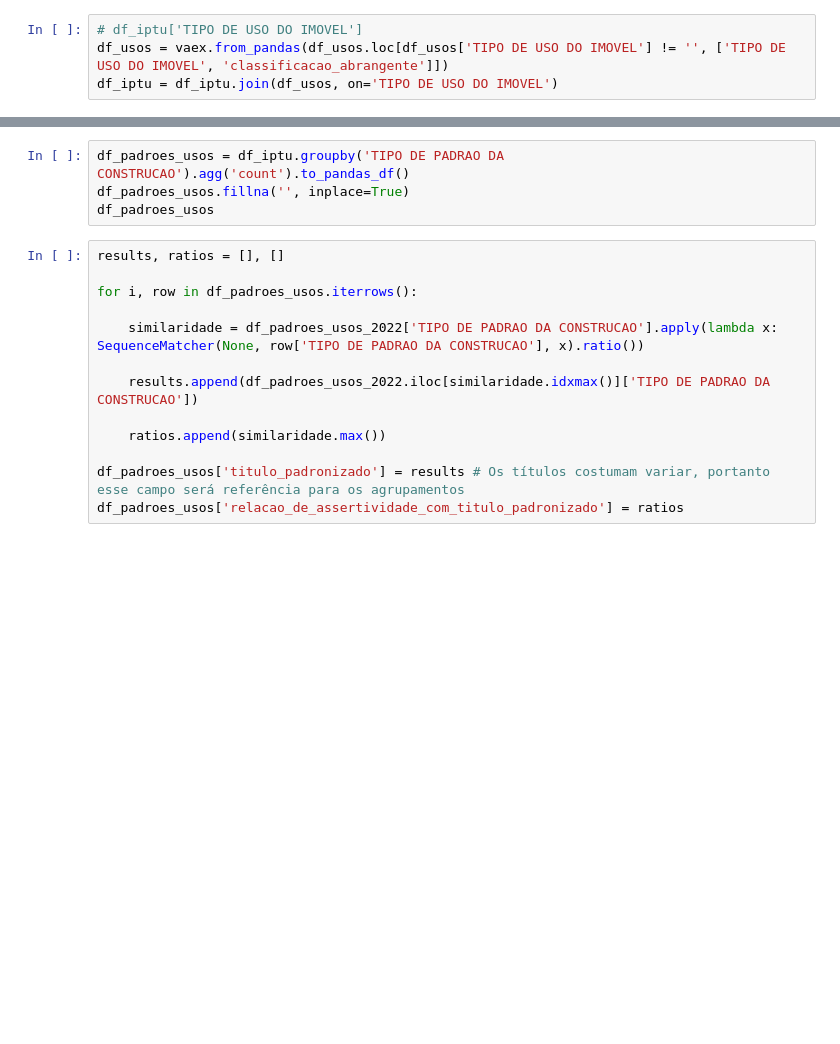
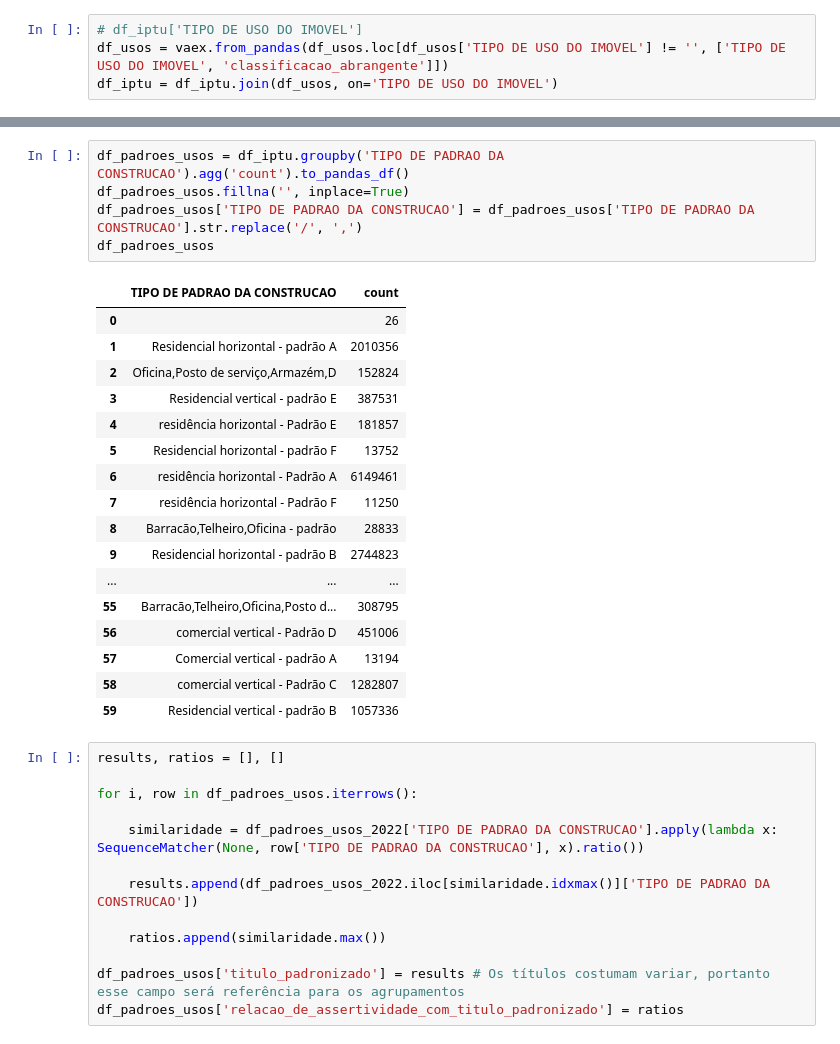
Before and after one commit to cem-usp/dash-iptu, a Jupyter notebook: 01 - Preparando dados do IPTU de 2022.ipynb, the cells around one changed output, grey strips where cells are left out. Saved outputs shown, nothing was run; the diff lists cells and outputs as text; blank space fills up the shorter version.

```diff
--- a/01 - Preparando dados do IPTU de 2022.ipynb
+++ b/01 - Preparando dados do IPTU de 2022.ipynb
@@ -173,7 +334,26 @@ df_padroes_usos_2022
 # %%
 df_padroes_usos = df_iptu.groupby('TIPO DE PADRAO DA CONSTRUCAO').agg('count').to_pandas_df()
 df_padroes_usos.fillna('', inplace=True)
+df_padroes_usos['TIPO DE PADRAO DA CONSTRUCAO'] = df_padroes_usos['TIPO DE PADRAO DA CONSTRUCAO'].str.replace('/', ',')
 df_padroes_usos
+# %% [output]
+|  | TIPO DE PADRAO DA CONSTRUCAO | count |
+| 0 |  | 26 |
+| 1 | Residencial horizontal - padrão A | 2010356 |
+| 2 | Oficina,Posto de serviço,Armazém,D | 152824 |
+| 3 | Residencial vertical - padrão E | 387531 |
+| 4 | residência horizontal - Padrão E | 181857 |
+| 5 | Residencial horizontal - padrão F | 13752 |
+| 6 | residência horizontal - Padrão A | 6149461 |
+| 7 | residência horizontal - Padrão F | 11250 |
+| 8 | Barracão,Telheiro,Oficina - padrão | 28833 |
+| 9 | Residencial horizontal - padrão B | 2744823 |
+| ... | ... | ... |
+| 55 | Barracão,Telheiro,Oficina,Posto d... | 308795 |
+| 56 | comercial vertical - Padrão D | 451006 |
+| 57 | Comercial vertical - padrão A | 13194 |
+| 58 | comercial vertical - Padrão C | 1282807 |
+| 59 | Residencial vertical - padrão B | 1057336 |
 # %%
 results, ratios = [], []
 
```
Also changed, not shown: parts of 35 cells of this notebook, 7 other files.
